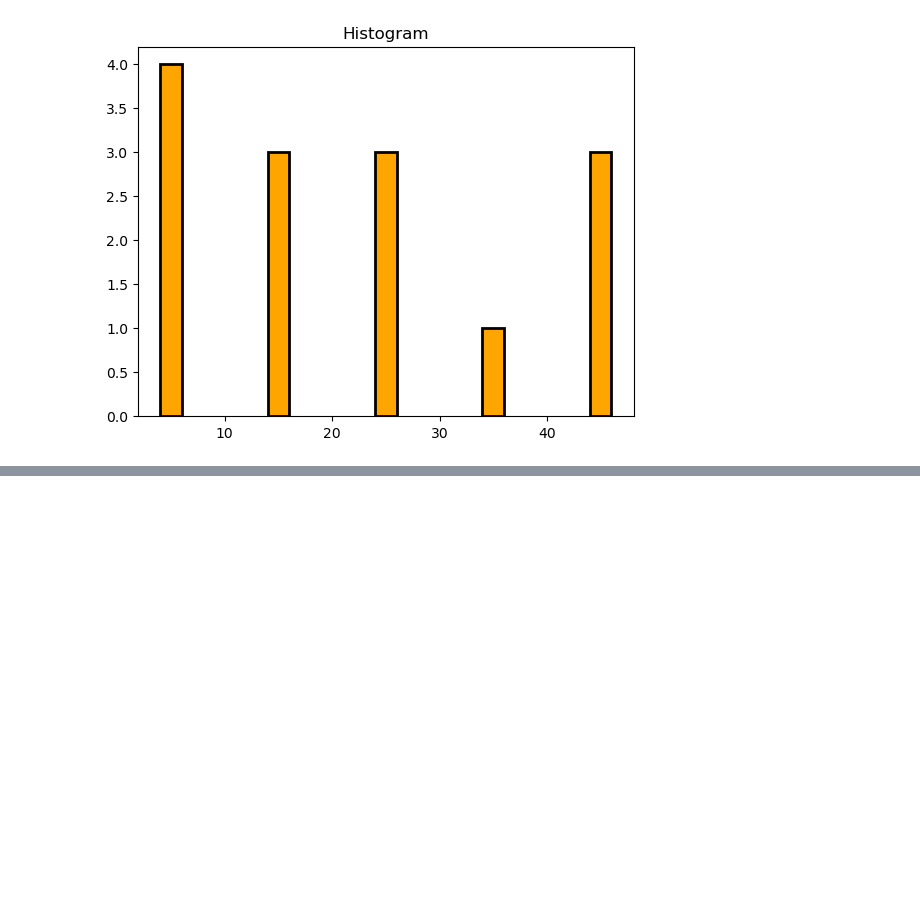
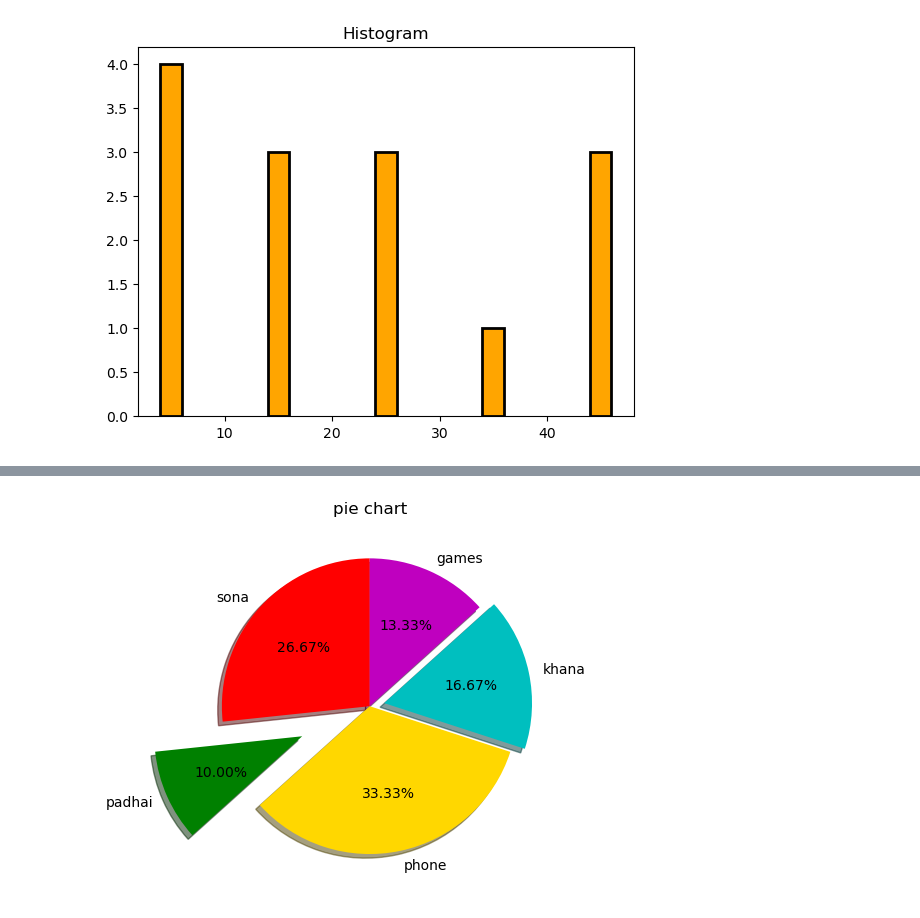
Before and after one commit to musharafaltaf/anacondaPractice, a Jupyter notebook: numpyexample.ipynb, the cells around one changed output, grey strips where cells are left out. Cells and saved outputs as stored; diff of their text form; code cells hidden in the pictures; blank space fills up the shorter version.

```diff
--- a/numpyexample.ipynb
+++ b/numpyexample.ipynb
@@ -1411,0 +1432,11 @@ plt.show()
+# %%
+#pie chart
+slices = [8,3,10,5,4]
+activities = ['sona','padhai','phone','khana','games']
+cols = ['r','g','gold','c','m']
+
+plt.pie(slices,labels=activities,colors=cols,startangle=90,shadow=True,explode=(0,0.5,0,0.1,0),autopct='%1.2f%%')
+plt.title('pie chart')
+plt.show()
+# %% [output]
+[figure, added]
```
Also changed, not shown: parts of 2 cells of this notebook.
